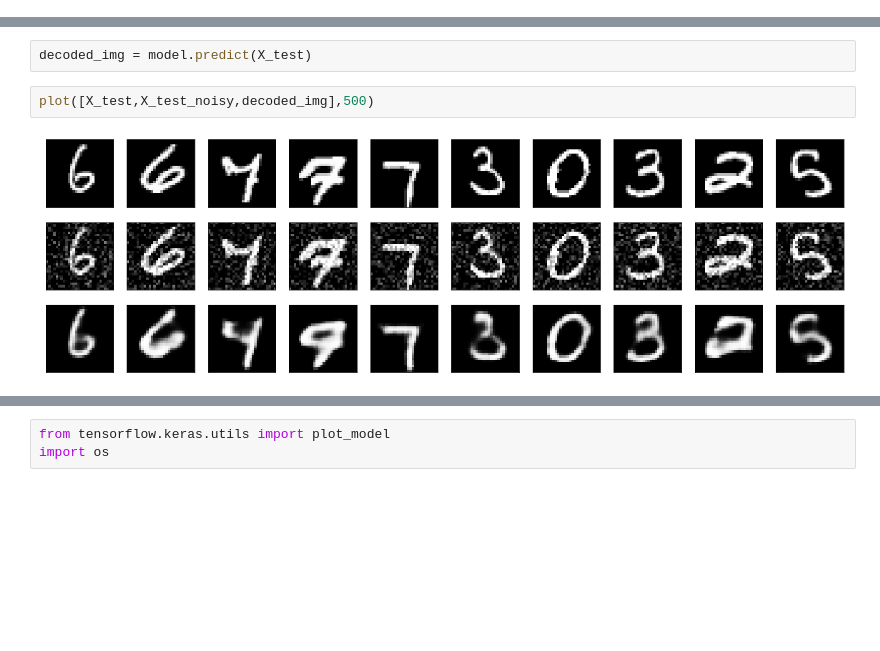
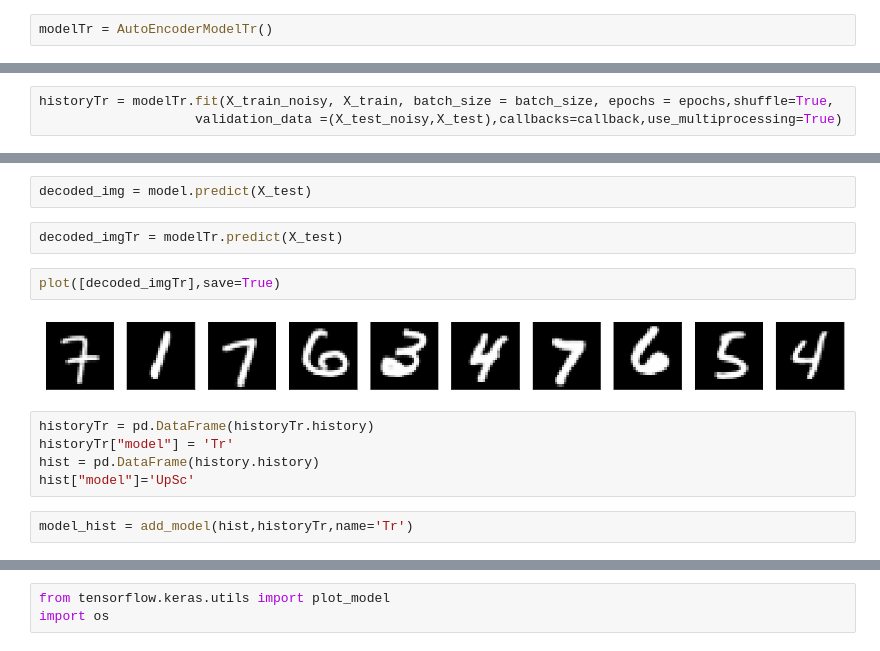
Before and after one commit to Greveley/AutoEncoderImageDenoise, a Jupyter notebook: DataPrep_and_Train.ipynb, the cells around one changed output, grey strips where cells are left out. Saved outputs shown, nothing was run; the diff lists cells and outputs as text; blank space fills up the shorter version.

Commit message:
training using conv2dtranspose rather than upscaling

```diff
--- a/DataPrep_and_Train.ipynb
+++ b/DataPrep_and_Train.ipynb
@@ -167,3 +200,5 @@ callback = EarlyStopping(
     baseline=None,
     restore_best_weights=True,
 )
+# %%
+modelTr = AutoEncoderModelTr()
@@ -210,0 +267,3 @@ Epoch 100/100
+# %%
+historyTr = modelTr.fit(X_train_noisy, X_train, batch_size = batch_size, epochs = epochs,shuffle=True,
+                    validation_data =(X_test_noisy,X_test),callbacks=callback,use_multiprocessing=True)
@@ -211,6 +288,15 @@ Epoch 100/100
 # %%
 decoded_img = model.predict(X_test)
-# %%
-plot([X_test,X_test_noisy,decoded_img],500)
-# %% [output]
-[figure, removed]
+# %%
+decoded_imgTr = modelTr.predict(X_test)
+# %%
+plot([decoded_imgTr],save=True)
+# %% [output]
+[figure, added]
+# %%
+historyTr = pd.DataFrame(historyTr.history)
+historyTr["model"] = 'Tr'
+hist = pd.DataFrame(history.history)
+hist["model"]='UpSc'
+# %%
+model_hist = add_model(hist,historyTr,name='Tr')
```
Also changed, not shown: parts of 26 cells of this notebook.
